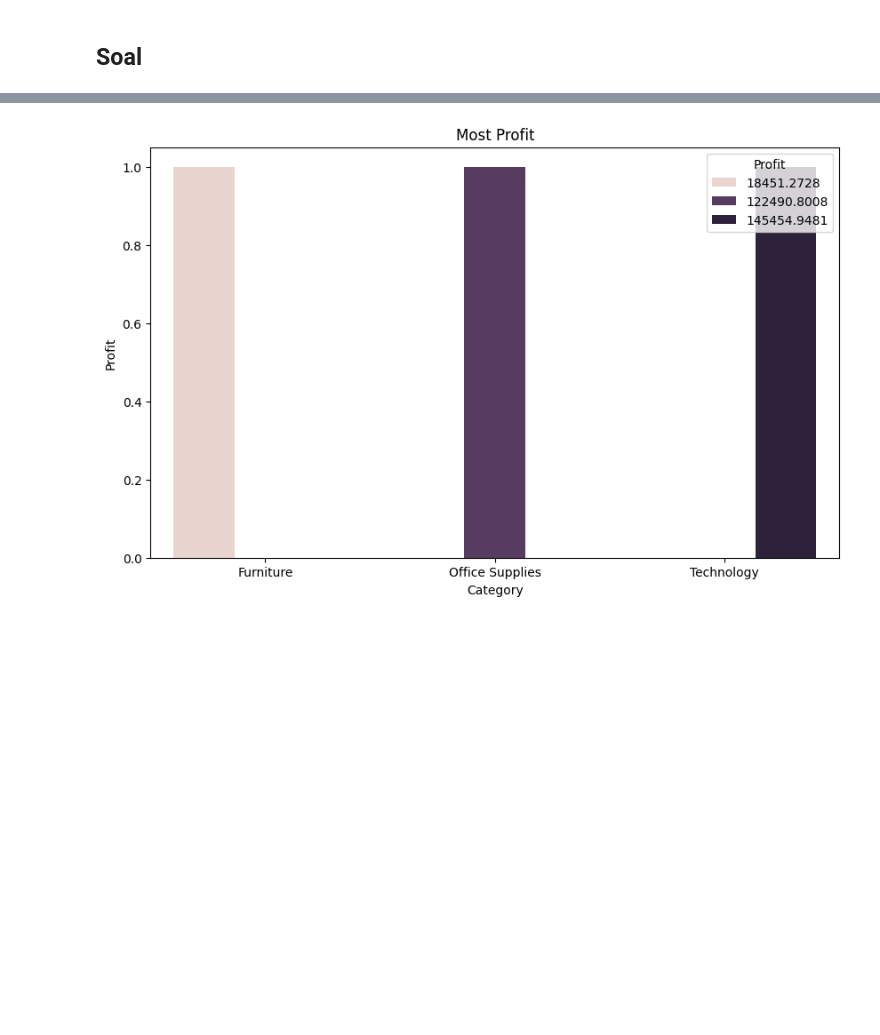
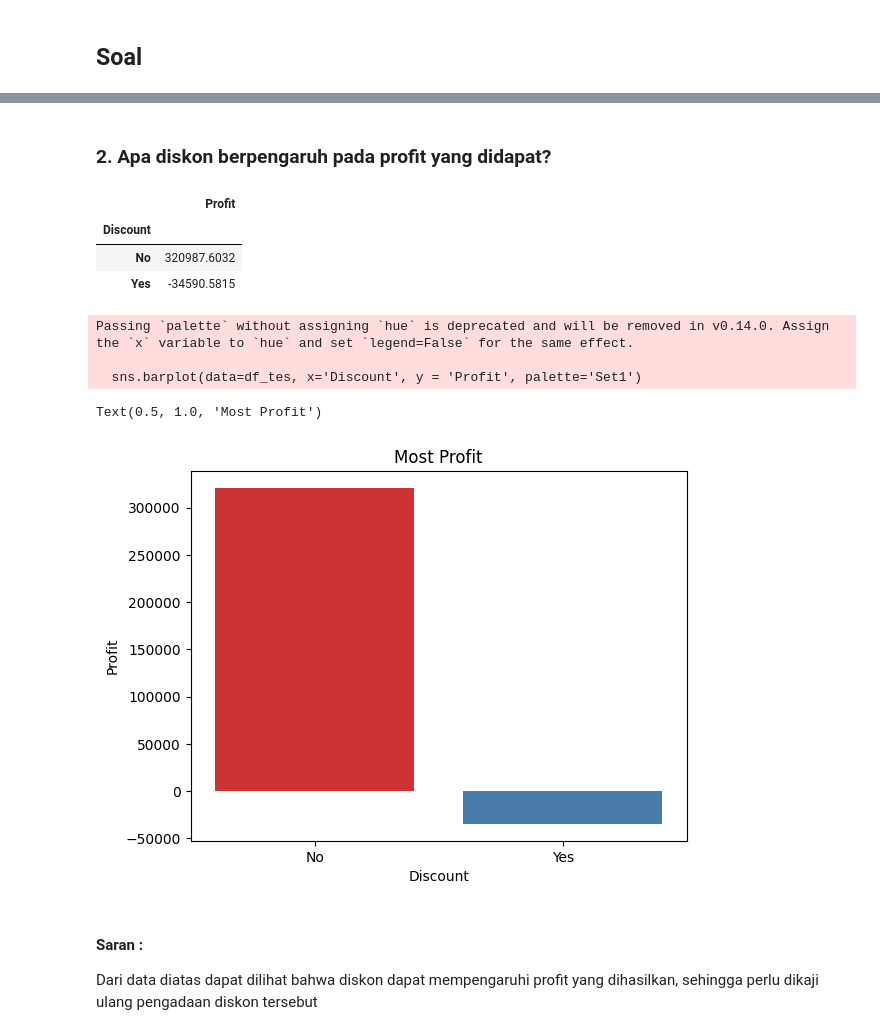
Before and after one commit to tonimurfid/Tugas_Internship_BCC, a Jupyter notebook: python/EDA_5_Fatoni Murfid Syaafii.ipynb, the cells around one changed output, grey strips where cells are left out. Cells and saved outputs as stored; diff of their text form; code cells hidden in the pictures; blank space fills up the shorter version.

```diff
--- a/python/EDA_5_Fatoni Murfid Syaafii.ipynb
+++ b/python/EDA_5_Fatoni Murfid Syaafii.ipynb
@@ -77,7 +65,27 @@ df_edit
+# %% [markdown]
+### 2. Apa diskon berpengaruh pada profit yang didapat?
+# %%
+df_tes = df.copy()
+df_tes['Discount'] = np.where(df_tes['Discount'] > 0, "Yes", "No")
+df_tes = df_tes.groupby('Discount').agg({'Profit':'sum'})
+
+df_tes
+# %% [output]
+|  | Profit |
+| Discount |  |
+| No | 320987.6032 |
+| Yes | -34590.5815 |
 # %%
-sns.countplot(data=df_edit, x='Category', hue = 'Profit')
-plt.xlabel('Category')
+sns.barplot(data=df_tes, x='Discount', y = 'Profit', palette='Set1')
+plt.xlabel('Discount')
 plt.ylabel('Profit')
 plt.title('Most Profit')
 # %% [output]
+Passing `palette` without assigning `hue` is deprecated and will be removed in v0.14.0. Assign the `x` variable to `hue` and set `legend=False` for the same effect.
+
+  sns.barplot(data=df_tes, x='Discount', y = 'Profit', palette='Set1')
+Text(0.5, 1.0, 'Most Profit')
-[figure, old version]
+[figure, new version]
+# %% [markdown]
+#### Saran :
+Dari data diatas dapat dilihat bahwa diskon dapat mempengaruhi profit yang dihasilkan, sehingga perlu dikaji ulang pengadaan diskon tersebut
```
Also changed, not shown: parts of 9 cells of this notebook.
